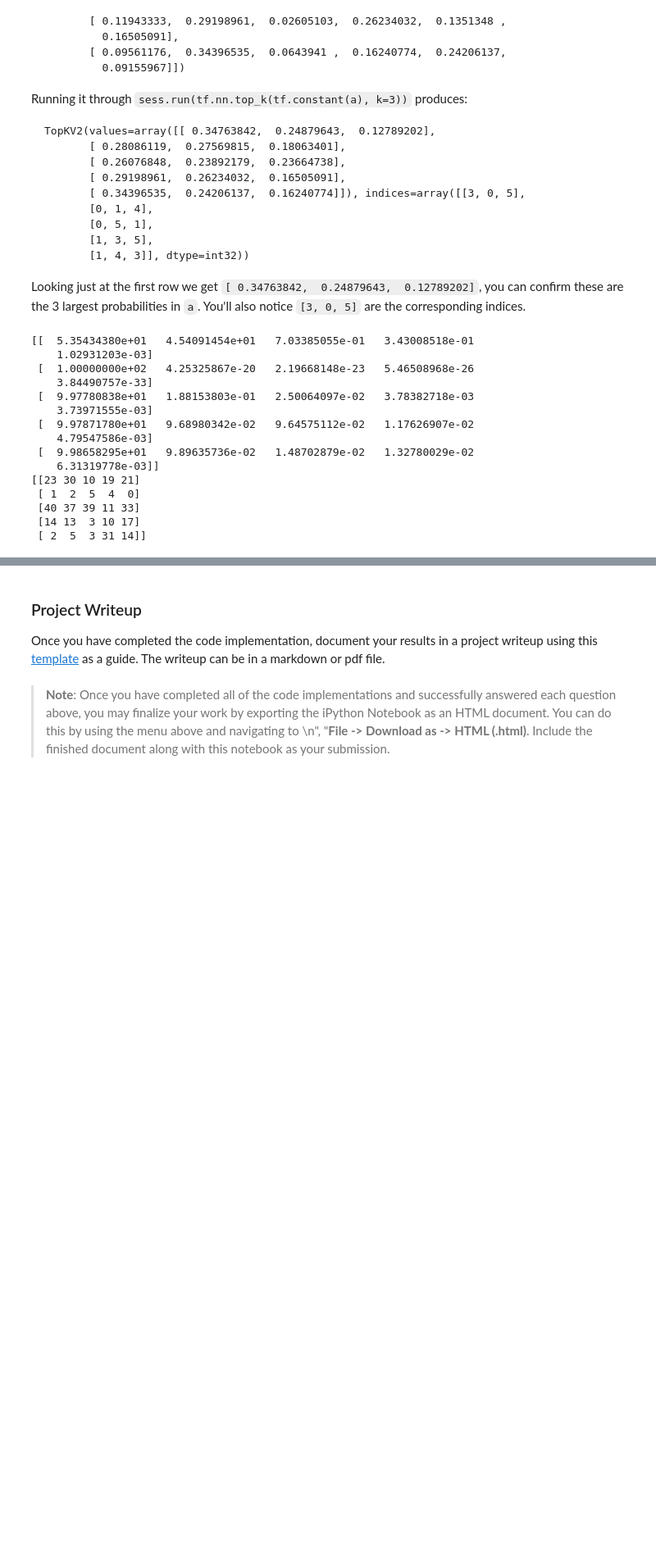
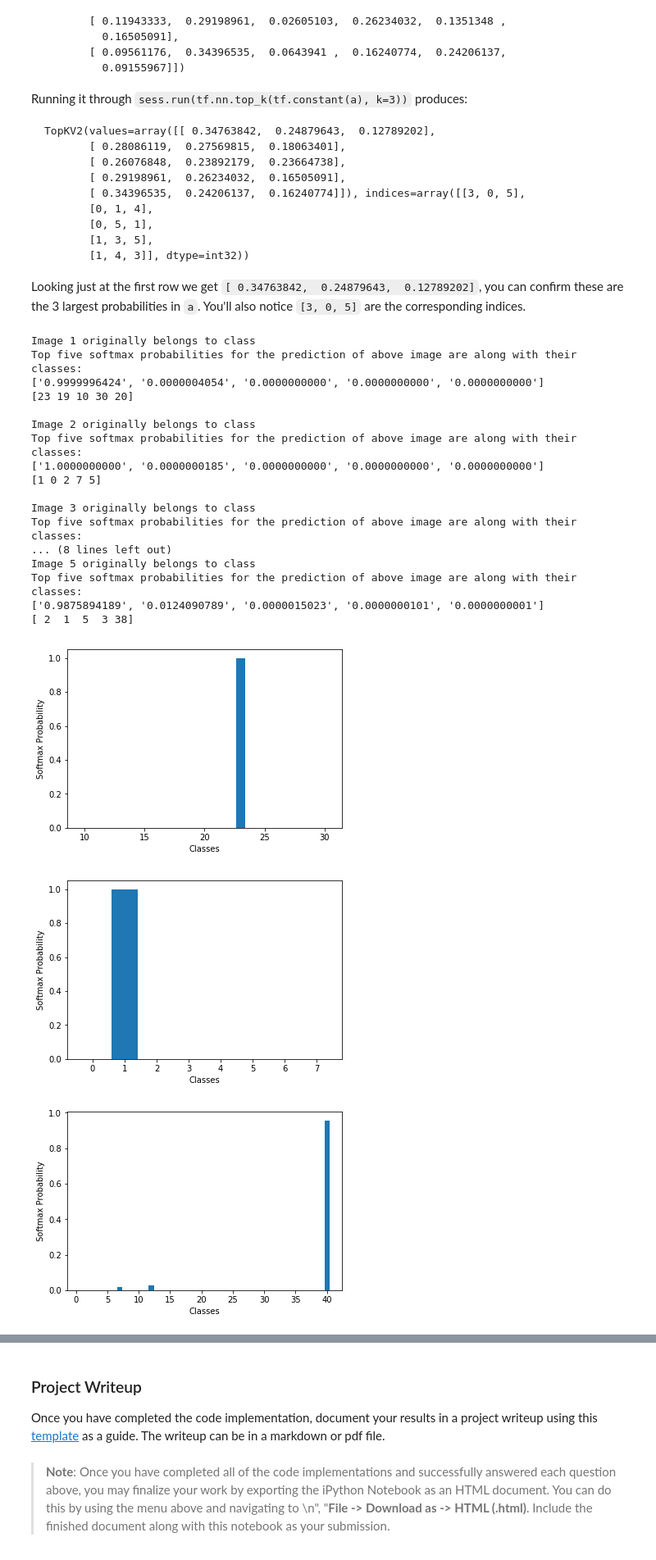
Before and after one commit to hassmuha/CarND-Traffic-Sign-Classifier-Project-Submit, a Jupyter notebook: Traffic_Sign_Classifier.ipynb, the cells around one changed output, grey strips where cells are left out. Shown: that part at 82% size. Cells and saved outputs as stored; diff of their text form; code cells hidden in the pictures; blank space fills up the shorter version.

```diff
--- a/Traffic_Sign_Classifier.ipynb
+++ b/Traffic_Sign_Classifier.ipynb
@@ -322,8 +322,8 @@ from sklearn.utils import shuffle
 import tensorflow as tf
 
 # Hyper Parameters
-EPOCHS = 25 #instead of 10
-BATCH_SIZE = 128
+EPOCHS = 50 #instead of 10
+BATCH_SIZE = 128 #instead of 128
 rate = 0.002 #instead of 0.001
 
 
@@ -365,19 +365,33 @@ with tf.Session() as sess:
     print("Training...")
     print()
     for i in range(EPOCHS):
-        X_train_preP, y_train = shuffle(X_train_preP, y_train)
+        X_train_preP, y_train_preP = shuffle(X_train_preP, y_train_preP)
+        training_accuracy = 0
         for offset in range(0, num_examples, BATCH_SIZE):
             end = offset + BATCH_SIZE
-            batch_x, batch_y = X_train_preP[offset:end], y_train[offset:end]
+            batch_x, batch_y = X_train_preP[offset:end], y_train_preP[offset:end]
             sess.run(training_operation, feed_dict={x: batch_x, y: batch_y, keep_prob: 0.5})
+            training_accuracy = training_accuracy + (evaluate(batch_x, batch_y) * batch_y.shape[0])
 
         validation_accuracy = evaluate(X_valid_preP, y_valid)
         print("EPOCH {} ...".format(i+1))
+        print("Training Accuracy = {:.3f}".format(training_accuracy/(n_train*2)))
         print("Validation Accuracy = {:.3f}".format(validation_accuracy))
         print()
 
     saver.save(sess, './lenet')
     print("Model saved")
+
+# 5- Test the model
+with tf.Session() as sess:
+    saver.restore(sess, tf.train.latest_checkpoint('.'))
+
+    print()
+    print("Testing...")
+    print()
+
+    test_accuracy = evaluate(X_test_preP, y_test)
+    print("Test Accuracy = {:.3f}".format(test_accuracy))
 # %% [output]
 Training...
 
@@ -577,23 +593,38 @@ Looking just at the first row we get `[ 0.34763842,  0.24879643,  0.12789202]`,
 # %%
 ### Print out the top five softmax probabilities for the predictions on the German traffic sign images found on the web.
 ### Feel free to use as many code cells as needed.
 
 # loop for each image and print the results
-print(softmax_values*100)
-print(softmax_idx)
+plt.figure(1)
+for idx in range(0, n_ntest):
+    print('Image ' + str(idx + 1) + ' originally belongs to class ' + str())
+    a = ["{:.10f}".format(val) for val in softmax_values[idx]]
+    plt.figure(idx)
+    plt.bar(softmax_idx[idx],softmax_values[idx])
+    plt.xlabel('Classes')
+    plt.ylabel('Softmax Probability')
+    print("Top five softmax probabilities for the prediction of above image are along with their classes: ")
+    print(a)
+    print(softmax_idx[idx])
+    print()
 # %% [output]
-[[  5.35434380e+01   4.54091454e+01   7.03385055e-01   3.43008518e-01
-    1.02931203e-03]
- [  1.00000000e+02   4.25325867e-20   2.19668148e-23   5.46508968e-26
-    3.84490757e-33]
- [  9.97780838e+01   1.88153803e-01   2.50064097e-02   3.78382718e-03
-    3.73971555e-03]
- [  9.97871780e+01   9.68980342e-02   9.64575112e-02   1.17626907e-02
-    4.79547586e-03]
- [  9.98658295e+01   9.89635736e-02   1.48702879e-02   1.32780029e-02
-    6.31319778e-03]]
-[[23 30 10 19 21]
- [ 1  2  5  4  0]
- [40 37 39 11 33]
- [14 13  3 10 17]
- [ 2  5  3 31 14]]
+Image 1 originally belongs to class
+Top five softmax probabilities for the prediction of above image are along with their classes:
+['0.9999996424', '0.0000004054', '0.0000000000', '0.0000000000', '0.0000000000']
+[23 19 10 30 20]
+
+Image 2 originally belongs to class
+Top five softmax probabilities for the prediction of above image are along with their classes:
+['1.0000000000', '0.0000000185', '0.0000000000', '0.0000000000', '0.0000000000']
+[1 0 2 7 5]
+
+Image 3 originally belongs to class
+Top five softmax probabilities for the prediction of above image are along with their classes:
+... (8 lines left out)
+Image 5 originally belongs to class
+Top five softmax probabilities for the prediction of above image are along with their classes:
+['0.9875894189', '0.0124090789', '0.0000015023', '0.0000000101', '0.0000000001']
+[ 2  1  5  3 38]
+[figure, added]
+[figure, added]
+[figure, added]
```
Also changed, not shown: parts of 6 cells of this notebook, 12 other files.
